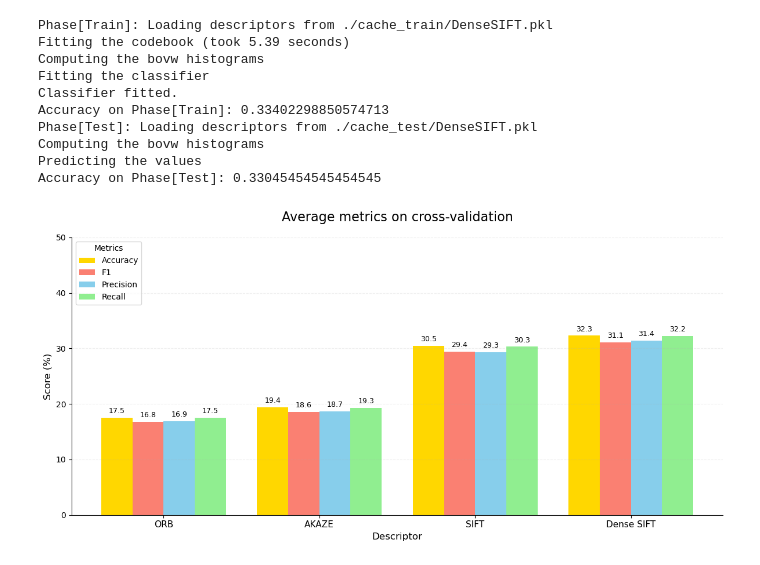
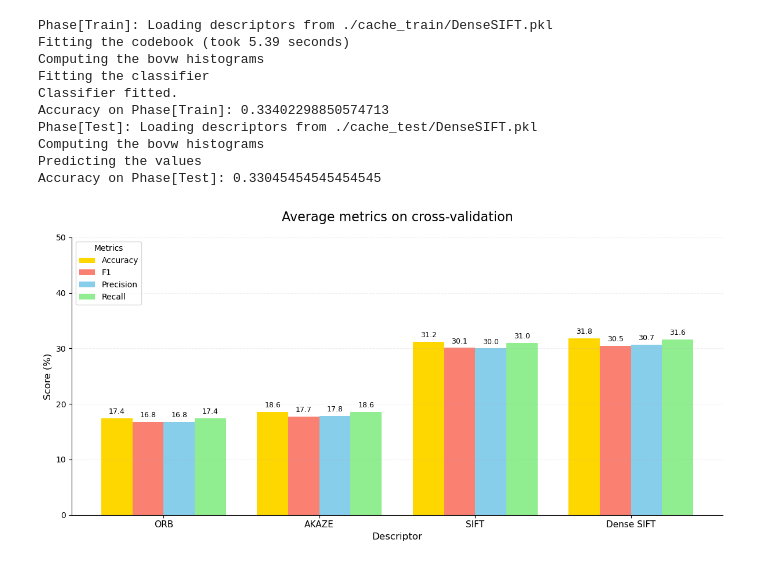
Before and after one commit to MCV-C3/project-5, a Jupyter notebook: Week1/experiments.ipynb, the cells around one changed output. Saved outputs shown, nothing was run; the diff lists cells and outputs as text; code cells hidden in the pictures.

```diff
--- a/Week1/experiments.ipynb
+++ b/Week1/experiments.ipynb
@@ -152,35 +152,35 @@ def plot_performance_metrics(data, title="Average metrics on cross-validation"):
     # Y-axis labels
     ax.set_ylabel('Score (%)', fontsize=12)
     ax.set_ylim(0, 50)
 
     # X-axis labels (Descriptor Names)
     ax.set_xticks(index)
     ax.set_xticklabels(descriptors, fontsize=11)
     ax.set_xlabel('Descriptor', fontsize=12)
 
     # Add the legend with the title "Metrics"
     ax.legend(title="Metrics", loc='upper left')
 
     # Add subtle horizontal grid lines
     ax.yaxis.grid(True, linestyle='--', alpha=0.2)
 
     # Hide top and right spines
     ax.spines['right'].set_visible(False)
     ax.spines['top'].set_visible(False)
 
     plt.tight_layout() # Adjust layout
     plt.show()
 
 # --- MANUALLY ENTERED DATA ---
 # Format: [Accuracy, F1 Score, Precision, Recall]
 performance_data = {
-    'ORB': [17.5, 16.8, 16.9, 17.5],
-    'AKAZE': [19.4, 18.6, 18.7, 19.3],
-    'SIFT': [30.5, 29.4, 29.3, 30.3],
-    'Dense SIFT': [32.3, 31.1, 31.4, 32.2]
+    'ORB': [17.4, 16.8, 16.8, 17.4],
+    'AKAZE': [18.6, 17.7, 17.8, 18.6],
+    'SIFT': [31.2, 30.1, 30.0, 31.0],
+    'Dense SIFT': [31.8, 30.5, 30.7, 31.6]
 }
 
 # --- CALL THE FUNCTION ---
 plot_performance_metrics(performance_data)
 # %% [output]
-[figure, old version]
+[figure, new version]
```
Also changed, not shown: parts of 1 cell of this notebook, 5 other files.
